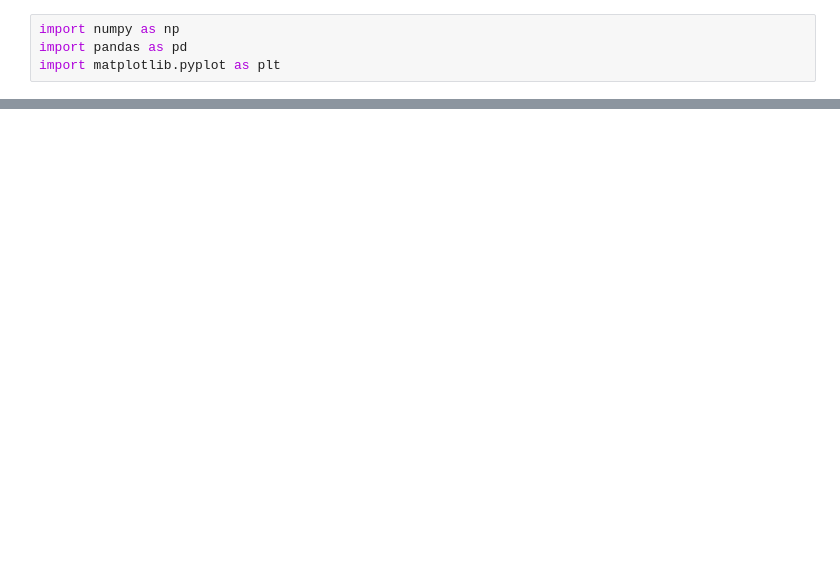
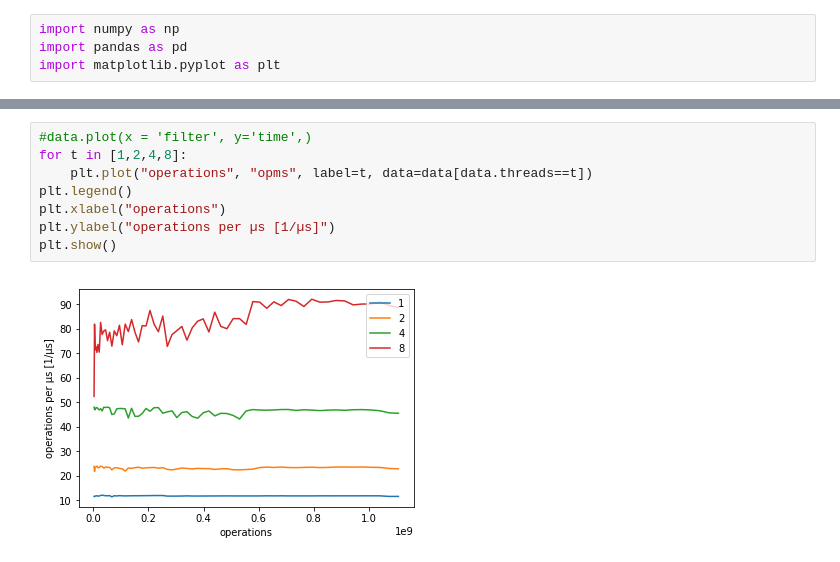
Before and after one commit to wgslr/agh-operating-systems, a Jupyter notebook: lab8/GeislerWojciech/cw08/zad1/Times.ipynb, the cells around one changed output, grey strips where cells are left out. Drawn from its saved outputs; the diff is of its cells as text; blank space fills up the shorter version.

```diff
--- a/lab8/GeislerWojciech/cw08/zad1/Times.ipynb
+++ b/lab8/GeislerWojciech/cw08/zad1/Times.ipynb
@@ -16,0 +71,10 @@ plt.show()
+# %%
+#data.plot(x = 'filter', y='time',)
+for t in [1,2,4,8]:
+    plt.plot("operations", "opms", label=t, data=data[data.threads==t])
+plt.legend()
+plt.xlabel("operations")
+plt.ylabel("operations per µs [1/µs]")
+plt.show()
+# %% [output]
+[figure, added]
```
Also changed, not shown: parts of 5 cells of this notebook, 1 other file.
